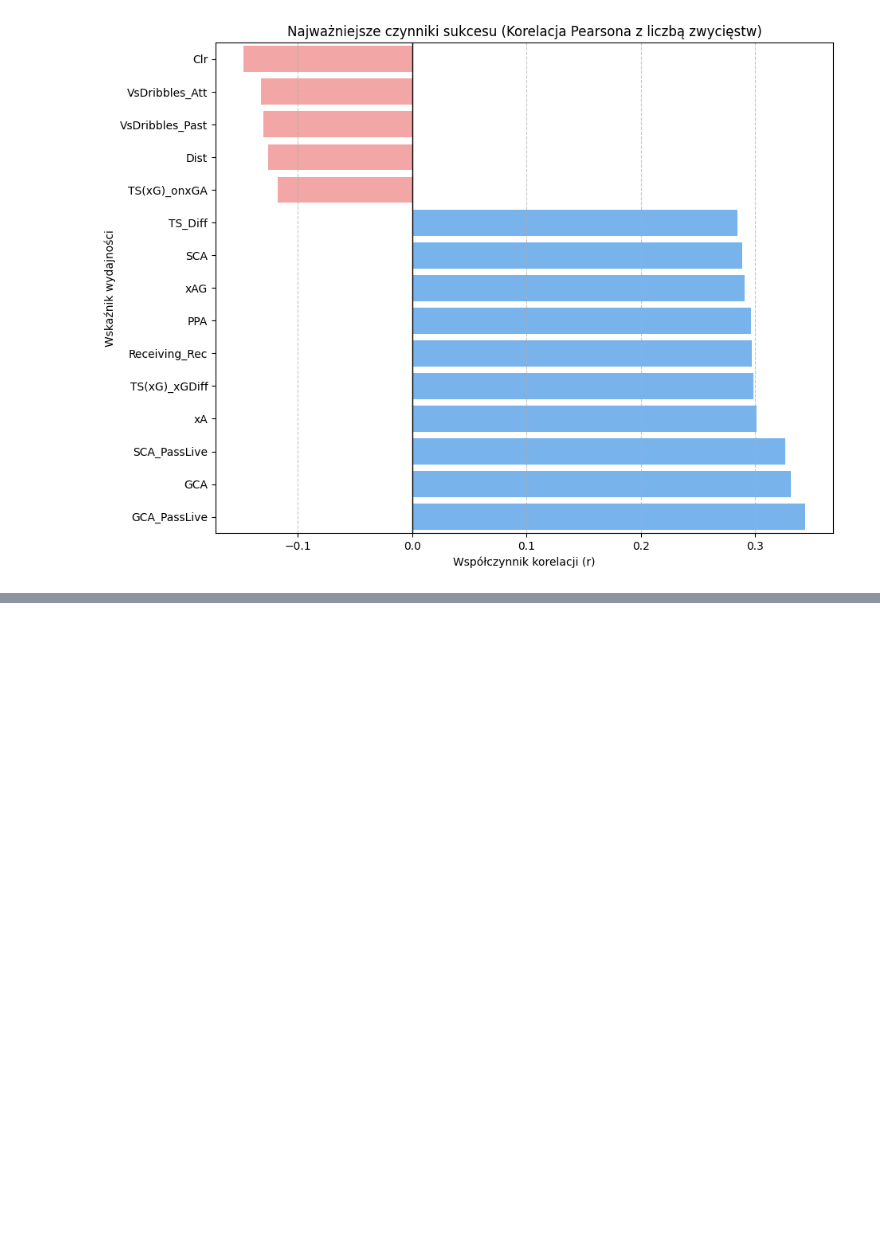
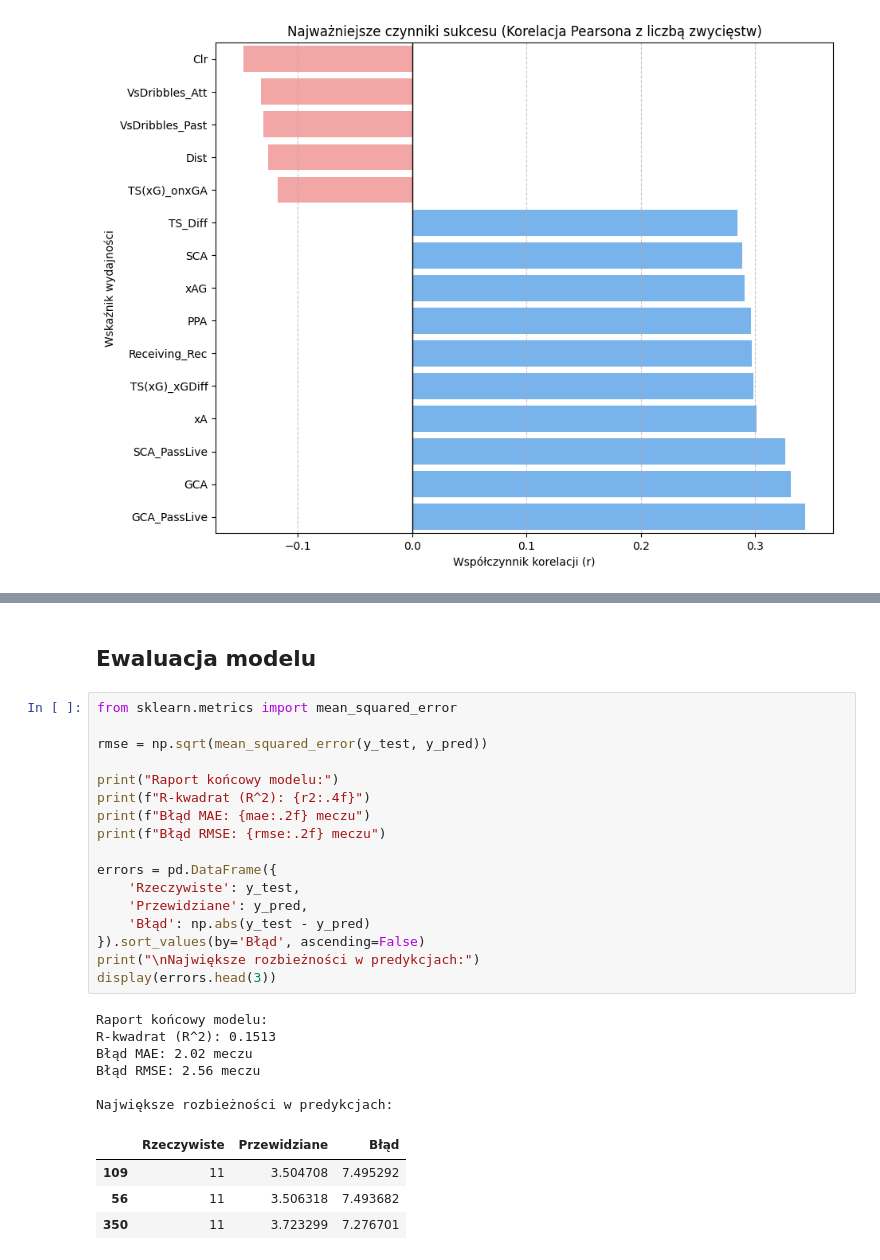
Before and after one commit to Maxik121/Woman_Football_European_League, a Jupyter notebook: women_football(UE).ipynb, the cells around one changed output, grey strips where cells are left out. Drawn from its saved outputs; the diff is of its cells as text; blank space fills up the shorter version.

```diff
--- a/women_football(UE).ipynb
+++ b/women_football(UE).ipynb
@@ -310,0 +363,30 @@ Passing `palette` without assigning `hue` is deprecated and will be removed in v
+# %% [markdown]
+<h2>Ewaluacja modelu</h2>
+# %%
+from sklearn.metrics import mean_squared_error
+
+rmse = np.sqrt(mean_squared_error(y_test, y_pred))
+
+print("Raport końcowy modelu:")
+print(f"R-kwadrat (R^2): {r2:.4f}")
+print(f"Błąd MAE: {mae:.2f} meczu")
+print(f"Błąd RMSE: {rmse:.2f} meczu")
+
+errors = pd.DataFrame({
+    'Rzeczywiste': y_test,
+    'Przewidziane': y_pred,
+    'Błąd': np.abs(y_test - y_pred)
+}).sort_values(by='Błąd', ascending=False)
+print("\nNajwiększe rozbieżności w predykcjach:")
+display(errors.head(3))
+# %% [output]
+Raport końcowy modelu:
+R-kwadrat (R^2): 0.1513
+Błąd MAE: 2.02 meczu
+Błąd RMSE: 2.56 meczu
+
+Największe rozbieżności w predykcjach:
+|  | Rzeczywiste | Przewidziane | Błąd |
+| 109 | 11 | 3.504708 | 7.495292 |
+| 56 | 11 | 3.506318 | 7.493682 |
+| 350 | 11 | 3.723299 | 7.276701 |
```
Also changed, not shown: parts of 8 cells of this notebook.
